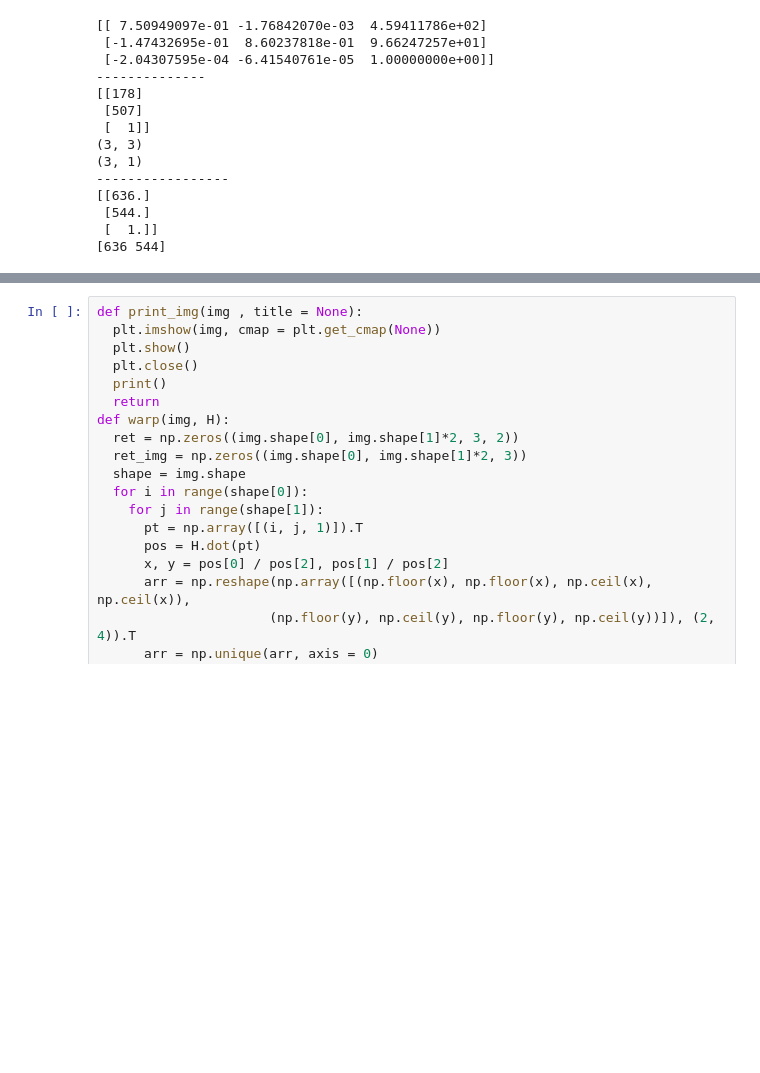
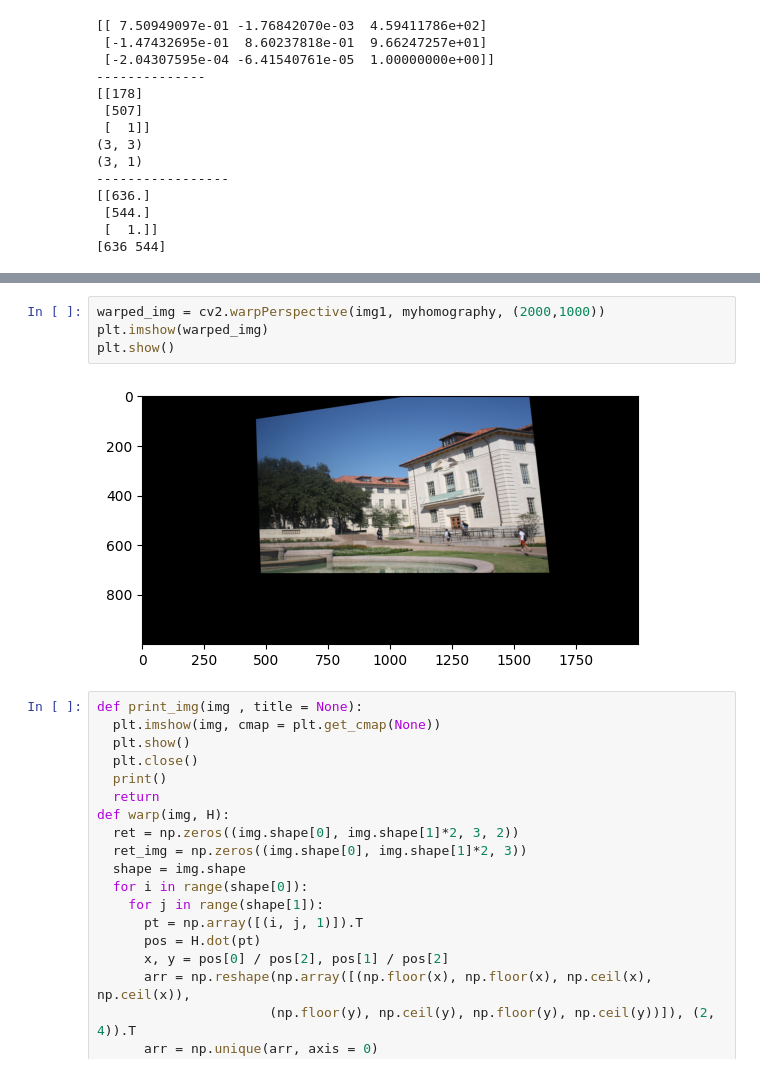
Before and after one commit to MohamedFarid612/Image-Mosaic-Using-homography, a Jupyter notebook: main.ipynb, the cells around one changed output, grey strips where cells are left out. Cells and saved outputs as stored; diff of their text form; blank space fills up the shorter version.

```diff
--- a/main.ipynb
+++ b/main.ipynb
@@ -125,3 +158,9 @@ plt.show()
+# %%
+warped_img = cv2.warpPerspective(img1, myhomography, (2000,1000))
+plt.imshow(warped_img)
+plt.show()
+# %% [output]
+[figure, added]
 # %%
 def print_img(img , title = None):
   plt.imshow(img, cmap = plt.get_cmap(None))
```
Also changed, not shown: parts of 4 cells of this notebook, 4 other files.
